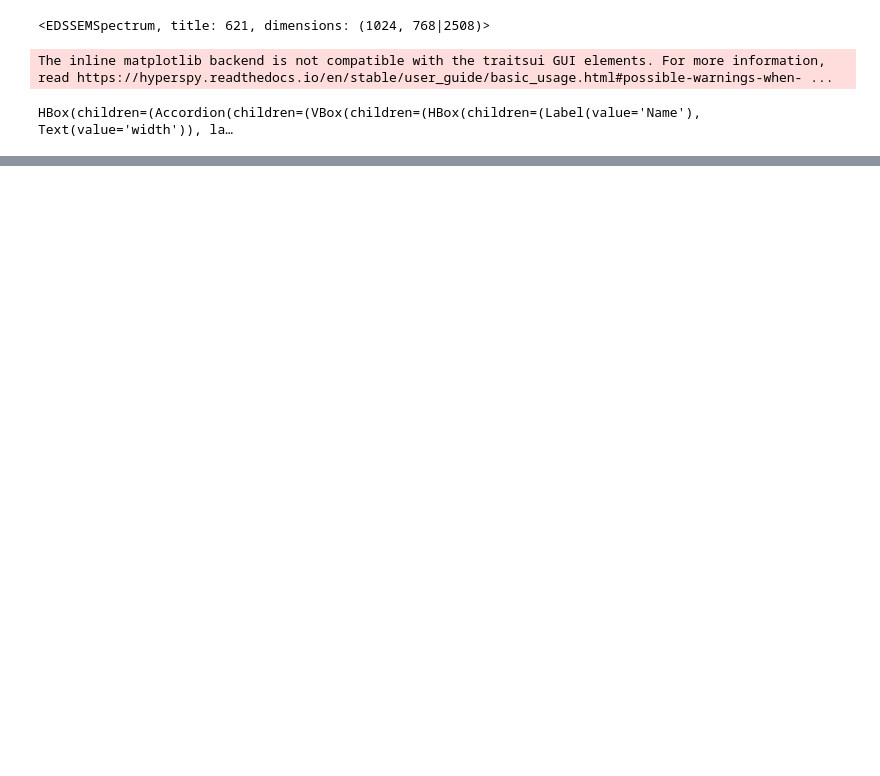
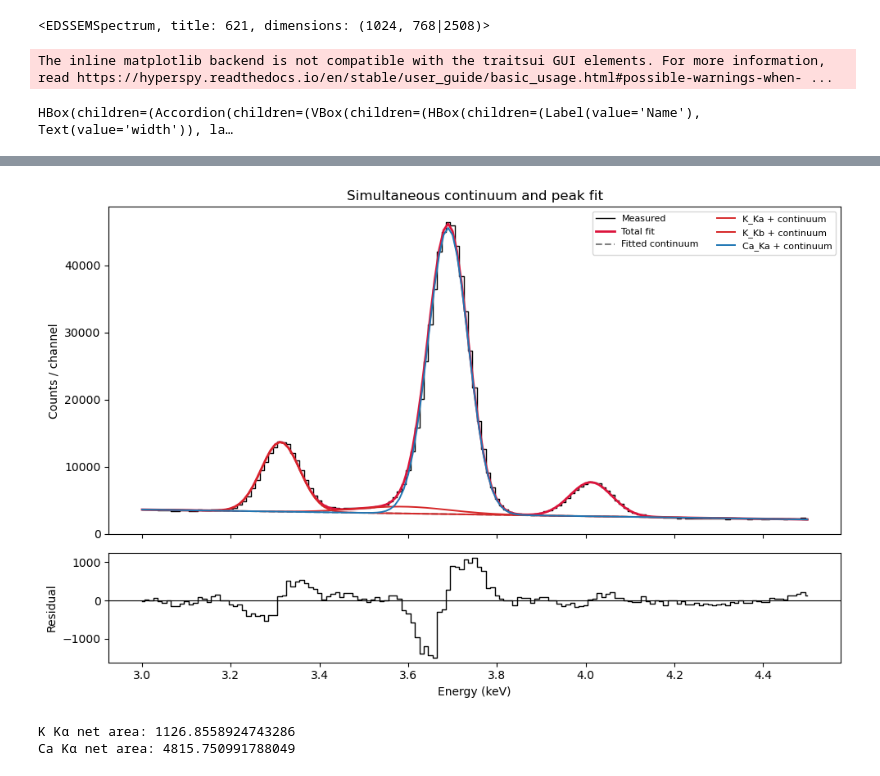
Before and after one commit to lam-thomas-f/Analysis-and-Image-Processing-for-Phase-Specific-Standards-Based-Quantification-of-SEM-EDS-Data, a Jupyter notebook: SRM621.ipynb, the cells around one changed output, grey strips where cells are left out. Drawn from its saved outputs; the diff is of its cells as text; code cells hidden in the pictures; blank space fills up the shorter version.

```diff
--- a/SRM621.ipynb
+++ b/SRM621.ipynb
@@ -244,0 +807,16 @@ out.to_csv("SRM621_Quant.csv", index=False)
+# %%
+fig = plot_low_energy_fit(result)
+plt.show()
+# %% [output]
+[figure, added]
+# %%
+K_Ka_area = result.params["K_Ka_amplitude"].value
+print("K Kα net area:", K_Ka_area)
+K_net = K_Ka_area
+
+Ca_Ka_area = result.params["Ca_Ka_amplitude"].value
+print("Ca Kα net area:", Ca_Ka_area)
+Ca_net = Ca_Ka_area
+# %% [output]
+K Kα net area: 1126.8558924743286
+Ca Kα net area: 4815.750991788049
```
Also changed, not shown: parts of 15 cells of this notebook, 10 other files.
